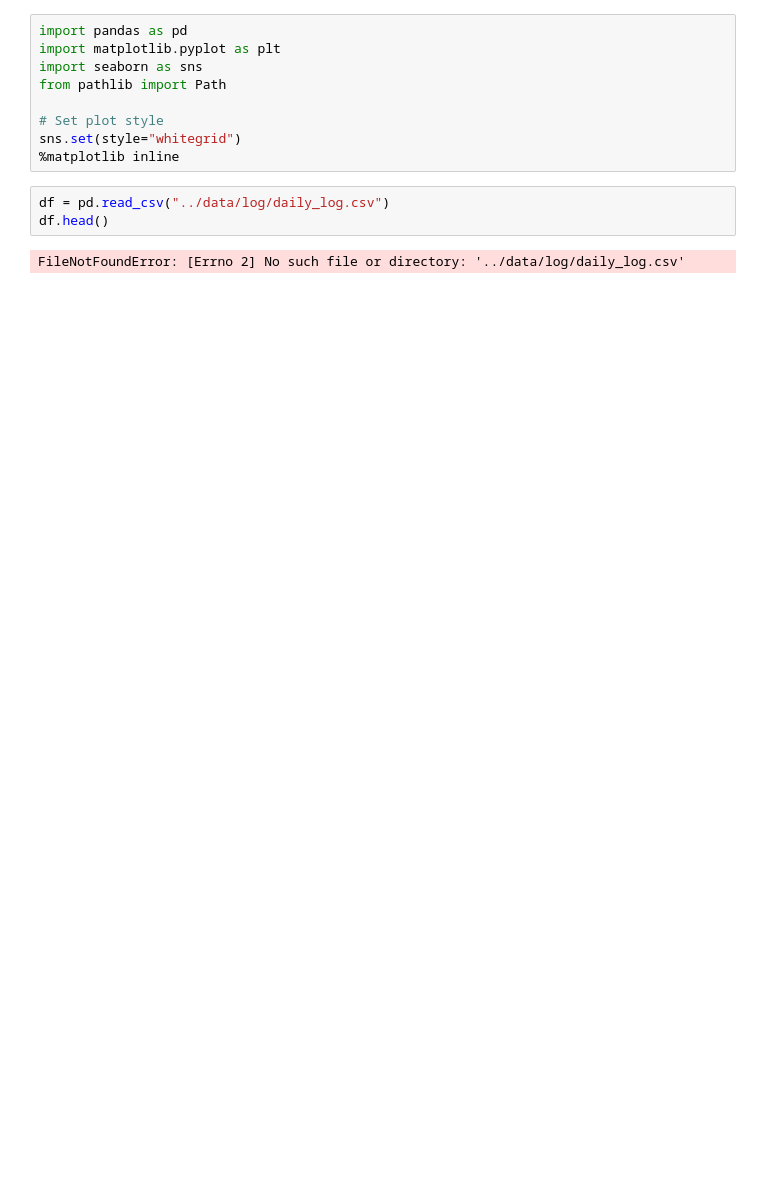
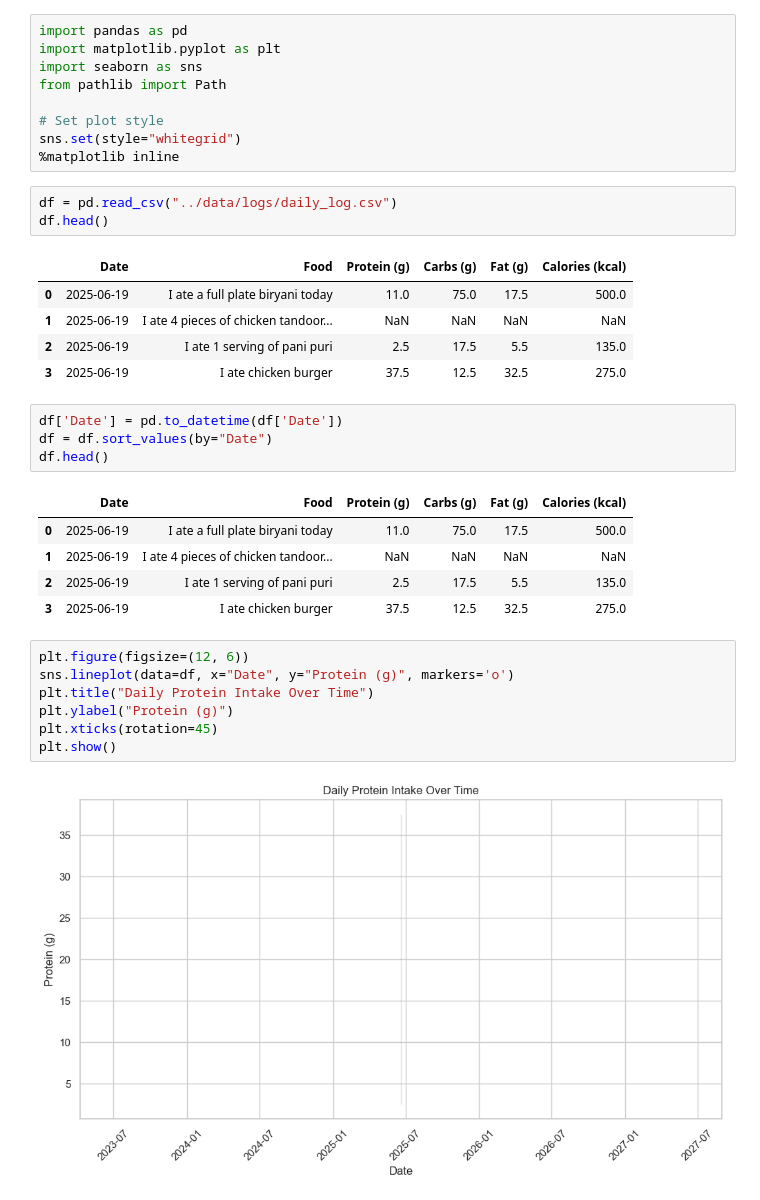
Before and after one commit to Pratik-Kaware/daily-protein-tracker, a Jupyter notebook: notebooks/01_nutrition_dashboard.ipynb, the cells around one changed output. Cells and saved outputs as stored; diff of their text form; blank space fills up the shorter version.

```diff
--- a/notebooks/01_nutrition_dashboard.ipynb
+++ b/notebooks/01_nutrition_dashboard.ipynb
@@ -8,7 +8,30 @@ from pathlib import Path
 sns.set(style="whitegrid")
 %matplotlib inline
 # %%
-df = pd.read_csv("../data/log/daily_log.csv")
+df = pd.read_csv("../data/logs/daily_log.csv")
 df.head()
 # %% [output]
-FileNotFoundError: [Errno 2] No such file or directory: '../data/log/daily_log.csv'
+|  | Date | Food | Protein (g) | Carbs (g) | Fat (g) | Calories (kcal) |
+| 0 | 2025-06-19 | I ate a full plate biryani today | 11.0 | 75.0 | 17.5 | 500.0 |
+| 1 | 2025-06-19 | I ate 4 pieces of chicken tandoor... | NaN | NaN | NaN | NaN |
+| 2 | 2025-06-19 | I ate 1 serving of pani puri | 2.5 | 17.5 | 5.5 | 135.0 |
+| 3 | 2025-06-19 | I ate chicken burger | 37.5 | 12.5 | 32.5 | 275.0 |
+# %%
+df['Date'] = pd.to_datetime(df['Date'])
+df = df.sort_values(by="Date")
+df.head()
+# %% [output]
+|  | Date | Food | Protein (g) | Carbs (g) | Fat (g) | Calories (kcal) |
+| 0 | 2025-06-19 | I ate a full plate biryani today | 11.0 | 75.0 | 17.5 | 500.0 |
+| 1 | 2025-06-19 | I ate 4 pieces of chicken tandoor... | NaN | NaN | NaN | NaN |
+| 2 | 2025-06-19 | I ate 1 serving of pani puri | 2.5 | 17.5 | 5.5 | 135.0 |
+| 3 | 2025-06-19 | I ate chicken burger | 37.5 | 12.5 | 32.5 | 275.0 |
+# %%
+plt.figure(figsize=(12, 6))
+sns.lineplot(data=df, x="Date", y="Protein (g)", markers='o')
+plt.title("Daily Protein Intake Over Time")
+plt.ylabel("Protein (g)")
+plt.xticks(rotation=45)
+plt.show()
+# %% [output]
+[figure, added]
```
Also changed, not shown: parts of 2 cells of this notebook, 4 other files.
